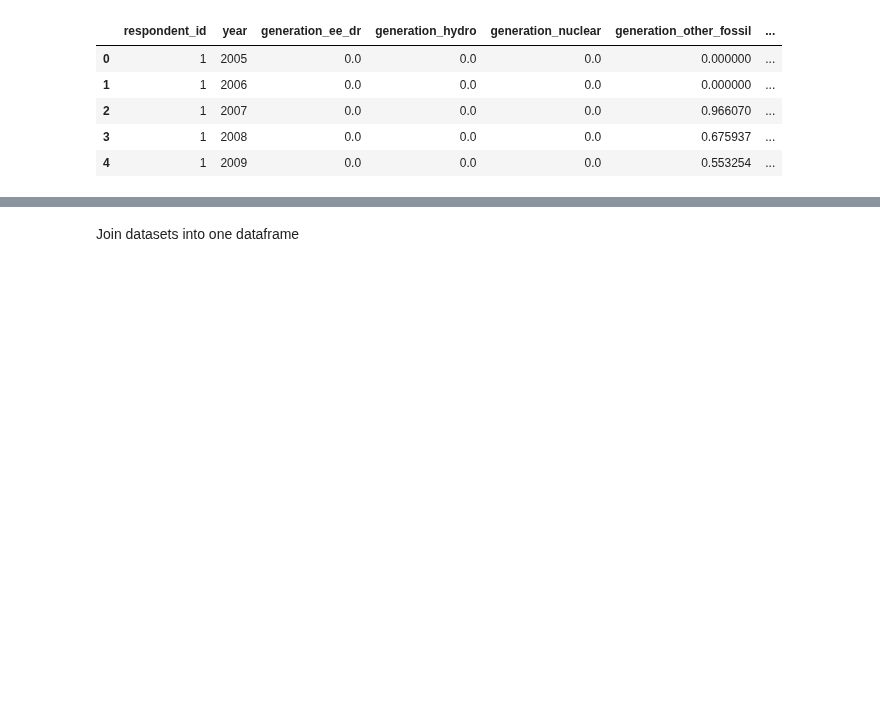
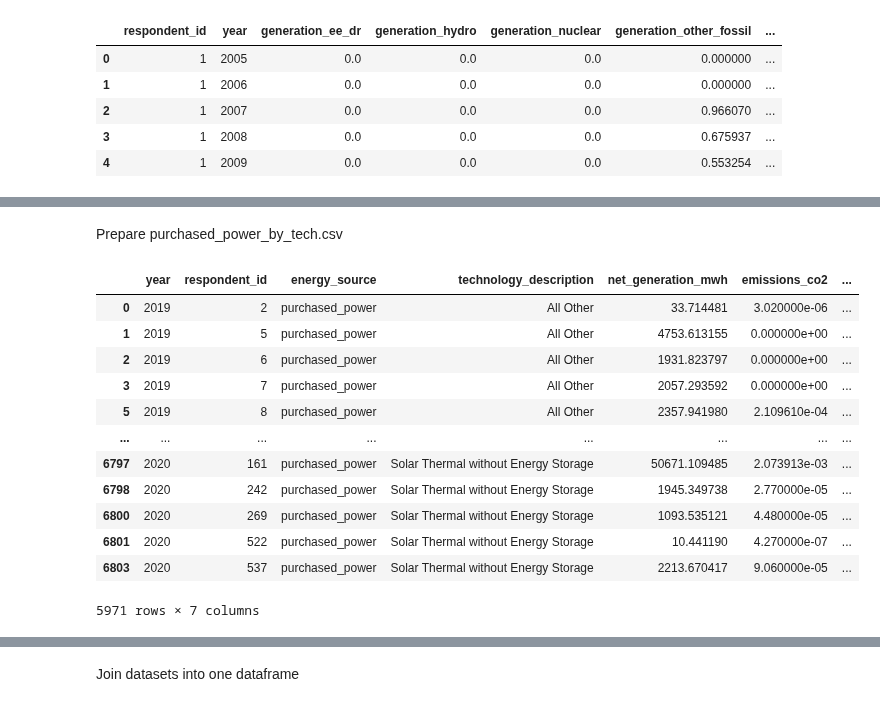
Before and after one commit to 2elle2/rmi-project, a Jupyter notebook: model/20_data_processing.ipynb, the cells around one changed output, grey strips where cells are left out. Saved outputs shown, nothing was run; the diff lists cells and outputs as text; code cells hidden in the pictures; blank space fills up the shorter version.

```diff
--- a/model/20_data_processing.ipynb
+++ b/model/20_data_processing.ipynb
@@ -398,0 +425,25 @@ gen_prepared_df.head()
+# %% [markdown]
+Prepare purchased_power_by_tech.csv
+# %%
+# make a copy
+pp_prepared_df = pp_df.copy()
+# %%
+# recategorize using pp_lockup.csv
+pp_lookup_df = pd.read_csv(os.path.join(input_dir, 'pp_lookup.csv'))
+pp_prepared_df = pd.merge(pp_prepared_df, pp_lookup_df, how = 'inner', on = ['technology_description'])
+pp_prepared_df = pp_prepared_df[pp_prepared_df['energy_source'] == 'purchased_power']
+pp_prepared_df
+# %% [output]
+|  | year | respondent_id | energy_source | technology_description | net_generation_mwh | emissions_co2 | ... |
+| 0 | 2019 | 2 | purchased_power | All Other | 33.714481 | 3.020000e-06 | ... |
+| 1 | 2019 | 5 | purchased_power | All Other | 4753.613155 | 0.000000e+00 | ... |
+| 2 | 2019 | 6 | purchased_power | All Other | 1931.823797 | 0.000000e+00 | ... |
+| 3 | 2019 | 7 | purchased_power | All Other | 2057.293592 | 0.000000e+00 | ... |
+| 5 | 2019 | 8 | purchased_power | All Other | 2357.941980 | 2.109610e-04 | ... |
+| ... | ... | ... | ... | ... | ... | ... | ... |
+| 6797 | 2020 | 161 | purchased_power | Solar Thermal without Energy Storage | 50671.109485 | 2.073913e-03 | ... |
+| 6798 | 2020 | 242 | purchased_power | Solar Thermal without Energy Storage | 1945.349738 | 2.770000e-05 | ... |
+| 6800 | 2020 | 269 | purchased_power | Solar Thermal without Energy Storage | 1093.535121 | 4.480000e-05 | ... |
+| 6801 | 2020 | 522 | purchased_power | Solar Thermal without Energy Storage | 10.441190 | 4.270000e-07 | ... |
+| 6803 | 2020 | 537 | purchased_power | Solar Thermal without Energy Storage | 2213.670417 | 9.060000e-05 | ... |
+5971 rows × 7 columns
```
Also changed, not shown: parts of 10 cells of this notebook.
